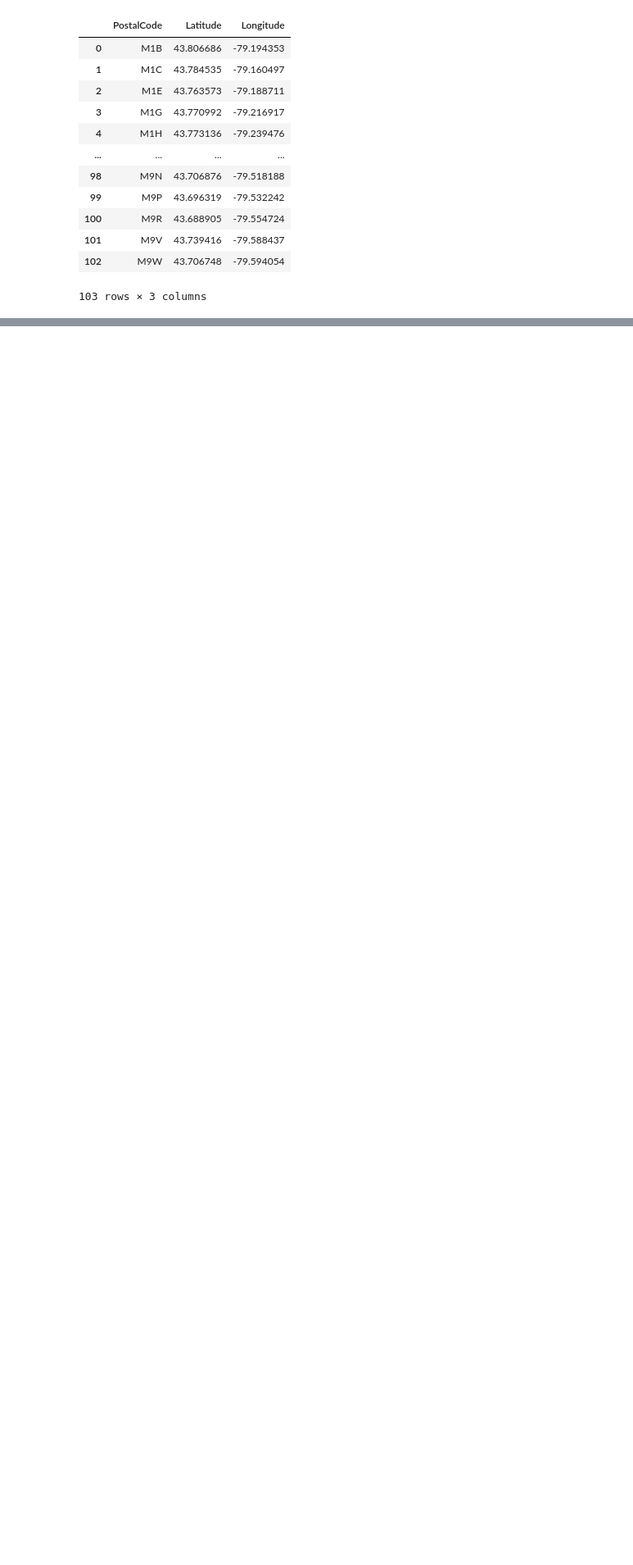
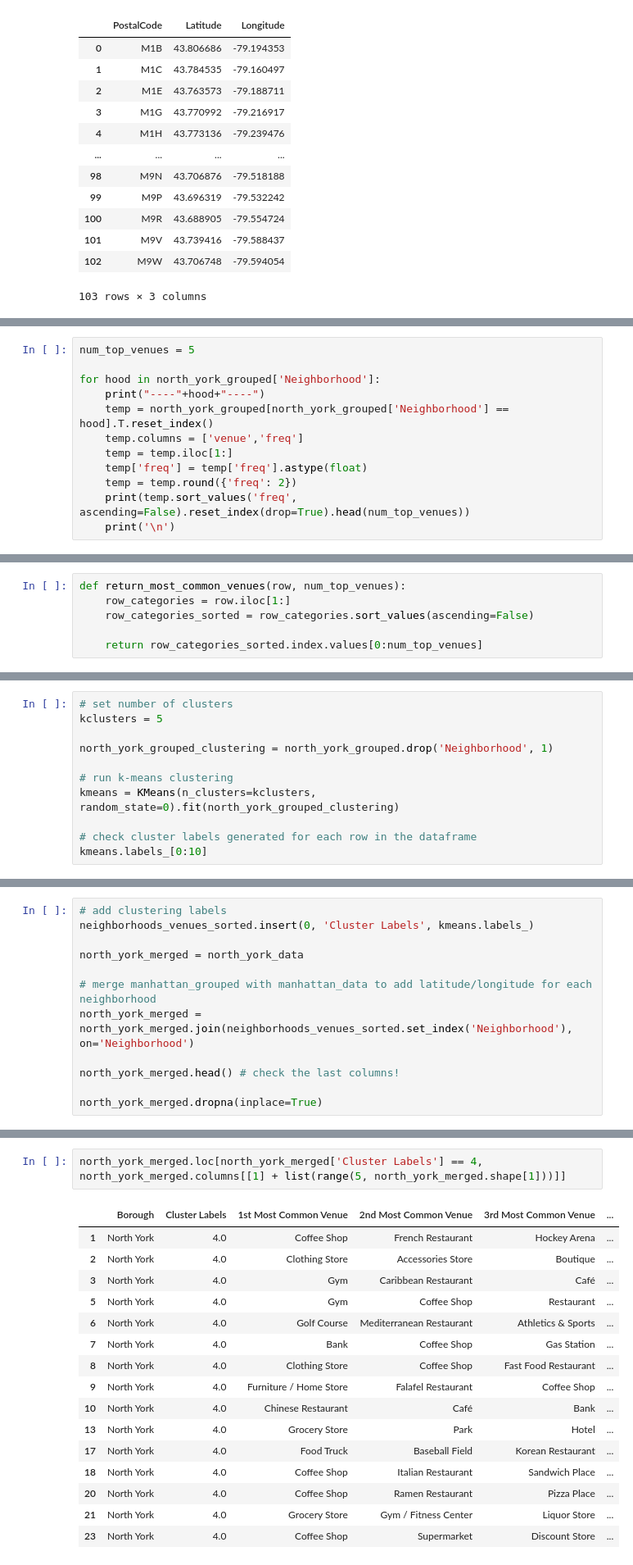
Before and after one commit to DoraYSun/Capstone_Project, a Jupyter notebook: Segmenting_Clustering_Toronto.ipynb, the cells around one changed output, grey strips where cells are left out. Shown: that part at 82% size. Saved outputs shown, nothing was run; the diff lists cells and outputs as text; blank space fills up the shorter version.

```diff
--- a/Segmenting_Clustering_Toronto.ipynb
+++ b/Segmenting_Clustering_Toronto.ipynb
@@ -95,0 +448,12 @@ pd.merge(left=df, right=df_geo, left_on='PostalCode', right_on='PostalCode')
+# %%
+num_top_venues = 5
+
+for hood in north_york_grouped['Neighborhood']:
+    print("----"+hood+"----")
+    temp = north_york_grouped[north_york_grouped['Neighborhood'] == hood].T.reset_index()
+    temp.columns = ['venue','freq']
+    temp = temp.iloc[1:]
+    temp['freq'] = temp['freq'].astype(float)
+    temp = temp.round({'freq': 2})
+    print(temp.sort_values('freq', ascending=False).reset_index(drop=True).head(num_top_venues))
+    print('\n')
@@ -95,0 +478,6 @@ pd.merge(left=df, right=df_geo, left_on='PostalCode', right_on='PostalCode')
+# %%
+def return_most_common_venues(row, num_top_venues):
+    row_categories = row.iloc[1:]
+    row_categories_sorted = row_categories.sort_values(ascending=False)
+
+    return row_categories_sorted.index.values[0:num_top_venues]
@@ -95,0 +514,11 @@ pd.merge(left=df, right=df_geo, left_on='PostalCode', right_on='PostalCode')
+# %%
+# set number of clusters
+kclusters = 5
+
+north_york_grouped_clustering = north_york_grouped.drop('Neighborhood', 1)
+
+# run k-means clustering
+kmeans = KMeans(n_clusters=kclusters, random_state=0).fit(north_york_grouped_clustering)
+
+# check cluster labels generated for each row in the dataframe
+kmeans.labels_[0:10]
@@ -95,0 +527,12 @@ pd.merge(left=df, right=df_geo, left_on='PostalCode', right_on='PostalCode')
+# %%
+# add clustering labels
+neighborhoods_venues_sorted.insert(0, 'Cluster Labels', kmeans.labels_)
+
+north_york_merged = north_york_data
+
+# merge manhattan_grouped with manhattan_data to add latitude/longitude for each neighborhood
+north_york_merged = north_york_merged.join(neighborhoods_venues_sorted.set_index('Neighborhood'), on='Neighborhood')
+
+north_york_merged.head() # check the last columns!
+
+north_york_merged.dropna(inplace=True)
@@ -95,0 +590,19 @@ pd.merge(left=df, right=df_geo, left_on='PostalCode', right_on='PostalCode')
+# %%
+north_york_merged.loc[north_york_merged['Cluster Labels'] == 4, north_york_merged.columns[[1] + list(range(5, north_york_merged.shape[1]))]]
+# %% [output]
+|  | Borough | Cluster Labels | 1st Most Common Venue | 2nd Most Common Venue | 3rd Most Common Venue | ... |
+| 1 | North York | 4.0 | Coffee Shop | French Restaurant | Hockey Arena | ... |
+| 2 | North York | 4.0 | Clothing Store | Accessories Store | Boutique | ... |
+| 3 | North York | 4.0 | Gym | Caribbean Restaurant | Café | ... |
+| 5 | North York | 4.0 | Gym | Coffee Shop | Restaurant | ... |
+| 6 | North York | 4.0 | Golf Course | Mediterranean Restaurant | Athletics & Sports | ... |
+| 7 | North York | 4.0 | Bank | Coffee Shop | Gas Station | ... |
+| 8 | North York | 4.0 | Clothing Store | Coffee Shop | Fast Food Restaurant | ... |
+| 9 | North York | 4.0 | Furniture / Home Store | Falafel Restaurant | Coffee Shop | ... |
+| 10 | North York | 4.0 | Chinese Restaurant | Café | Bank | ... |
+| 13 | North York | 4.0 | Grocery Store | Park | Hotel | ... |
+| 17 | North York | 4.0 | Food Truck | Baseball Field | Korean Restaurant | ... |
+| 18 | North York | 4.0 | Coffee Shop | Italian Restaurant | Sandwich Place | ... |
+| 20 | North York | 4.0 | Coffee Shop | Ramen Restaurant | Pizza Place | ... |
+| 21 | North York | 4.0 | Grocery Store | Gym / Fitness Center | Liquor Store | ... |
+| 23 | North York | 4.0 | Coffee Shop | Supermarket | Discount Store | ... |
```
Also changed, not shown: parts of 52 cells of this notebook, 1 other file.
